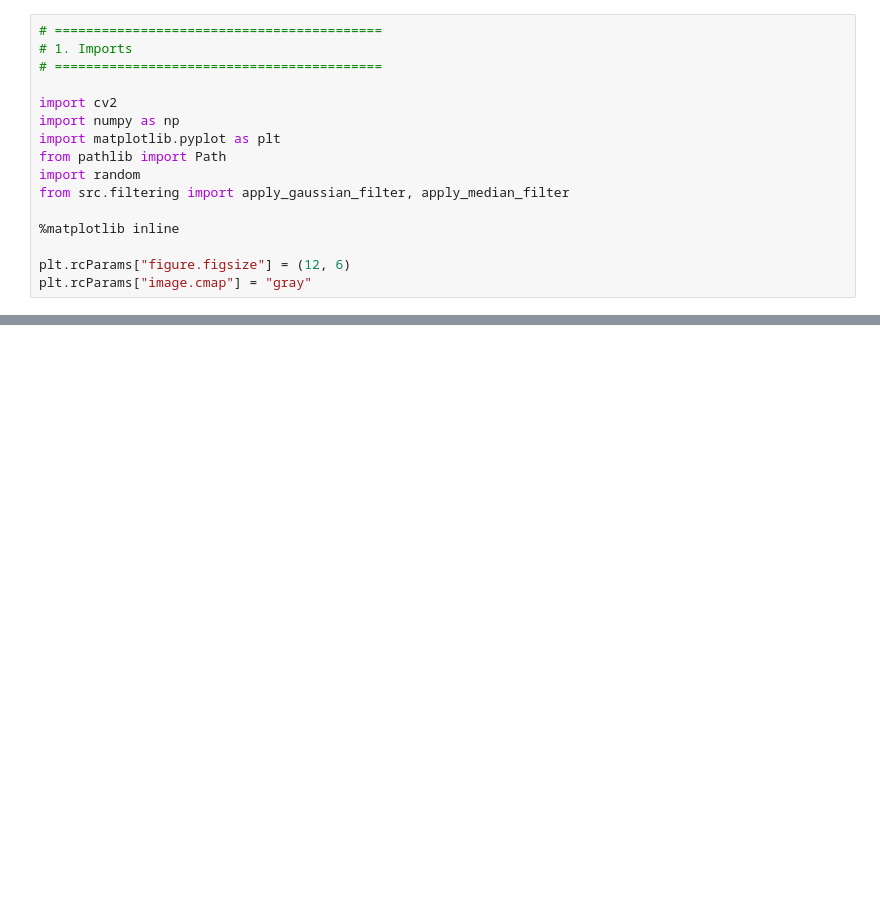
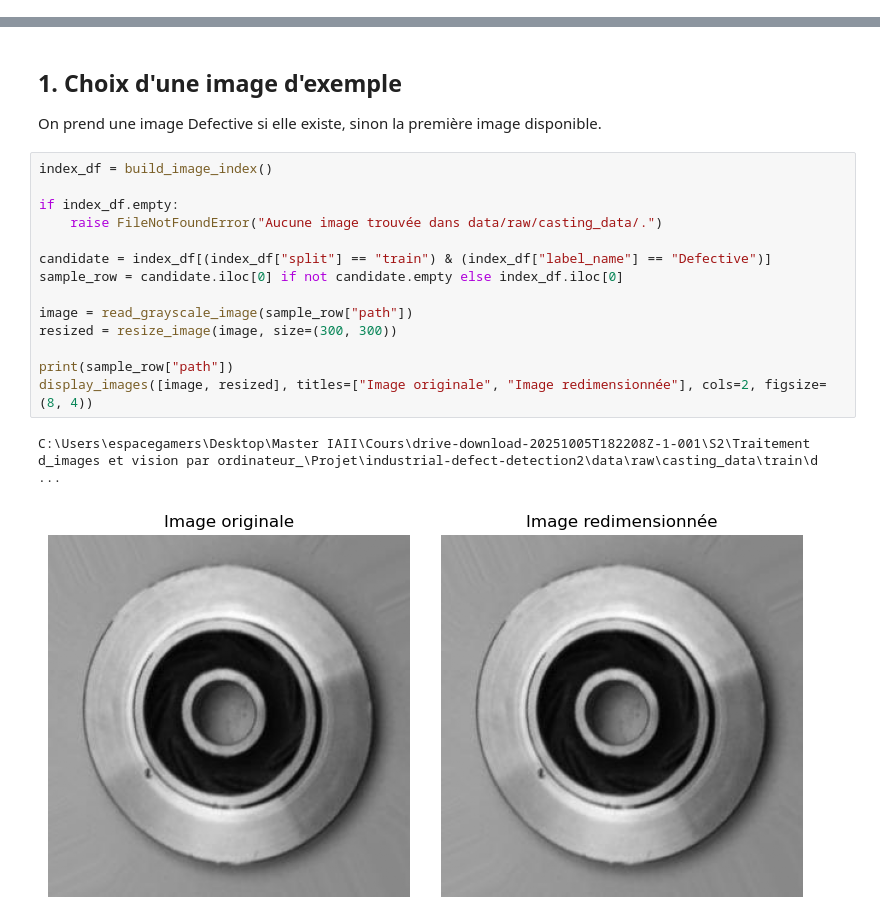
Before and after one commit to omarzinane1/industrial-defect-detection, a Jupyter notebook: notebooks/02_pretraitement_filtrage.ipynb, the cells around one changed output, grey strips where cells are left out. Cells and saved outputs as stored; diff of their text form; blank space fills up the shorter version.

Commit message:
Implémenter le projet complet de détection de défauts industriels avec traitement d'image, SVM et interface utilisateur

```diff
--- a/notebooks/02_pretraitement_filtrage.ipynb
+++ b/notebooks/02_pretraitement_filtrage.ipynb
@@ -21,16 +0,0 @@ sys.path.append(str(Path("..").resolve()))
-# %%
-# ==========================================
-# 1. Imports
-# ==========================================
-
-import cv2
-import numpy as np
-import matplotlib.pyplot as plt
-from pathlib import Path
-import random
-from src.filtering import apply_gaussian_filter, apply_median_filter
-
-%matplotlib inline
-
-plt.rcParams["figure.figsize"] = (12, 6)
-plt.rcParams["image.cmap"] = "gray"
@@ -305,0 +21,21 @@ show_filter_examples(train_def_images, "Defective", n=2)
+# %% [markdown]
+## 1. Choix d'une image d'exemple
+
+On prend une image Defective si elle existe, sinon la première image disponible.
+# %%
+index_df = build_image_index()
+
+if index_df.empty:
+    raise FileNotFoundError("Aucune image trouvée dans data/raw/casting_data/.")
+
+candidate = index_df[(index_df["split"] == "train") & (index_df["label_name"] == "Defective")]
+sample_row = candidate.iloc[0] if not candidate.empty else index_df.iloc[0]
+
+image = read_grayscale_image(sample_row["path"])
+resized = resize_image(image, size=(300, 300))
+
+print(sample_row["path"])
+display_images([image, resized], titles=["Image originale", "Image redimensionnée"], cols=2, figsize=(8, 4))
+# %% [output]
+C:\Users\espacegamers\Desktop\Master IAII\Cours\drive-download-20251005T182208Z-1-001\S2\Traitement d_images et vision par ordinateur_\Projet\industrial-defect-detection2\data\raw\casting_data\train\d ...
+[figure, added]
```
Also changed, not shown: parts of 24 cells of this notebook, 34 other files.
